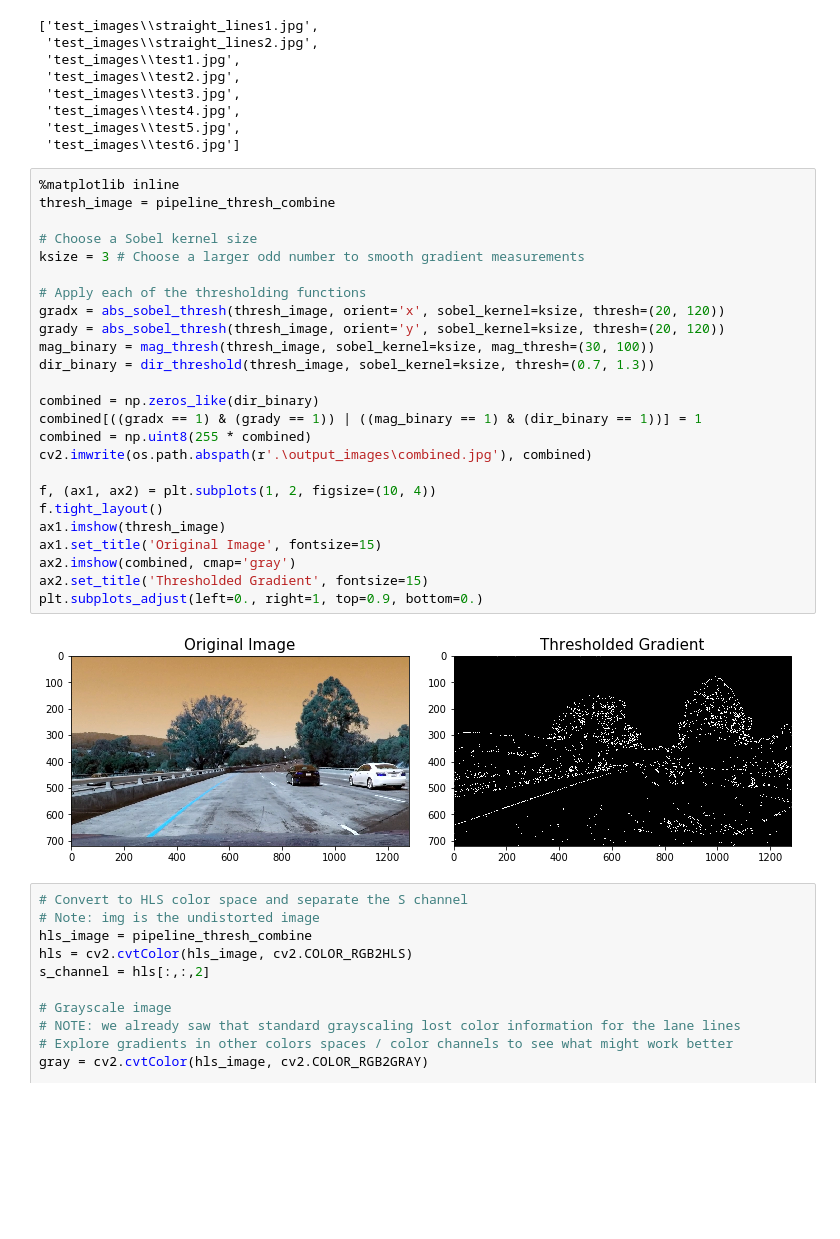
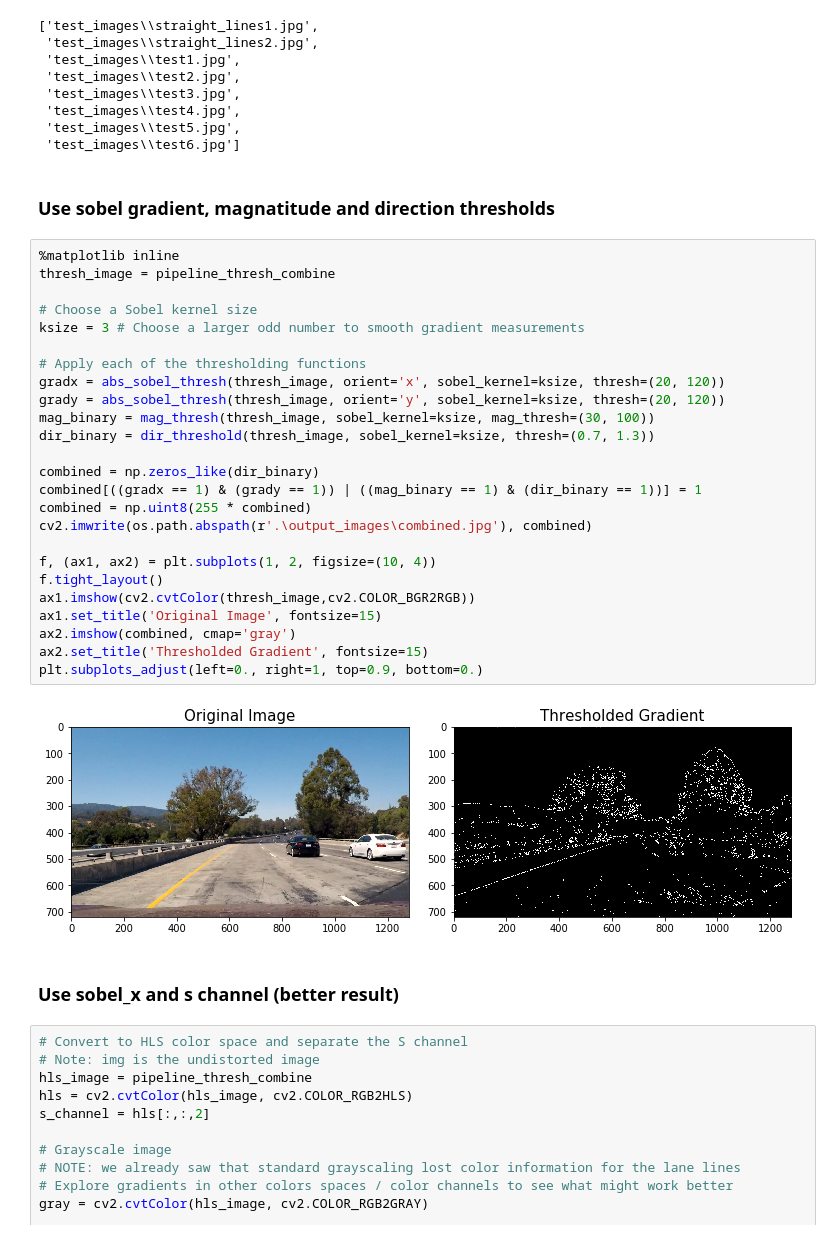
Before and after one commit to mgdreamingstar/CarND-Advanced-Lane-Lines, a Jupyter notebook: Advance-Lane-Lines.ipynb, the cells around one changed output. Cells and saved outputs as stored; diff of their text form; blank space fills up the shorter version.

```diff
--- a/Advance-Lane-Lines.ipynb
+++ b/Advance-Lane-Lines.ipynb
@@ -212,33 +212,37 @@ glob.glob('test_images\*.jpg')
  'test_images\\test4.jpg',
  'test_images\\test5.jpg',
  'test_images\\test6.jpg']
+# %% [markdown]
+### Use sobel gradient, magnatitude and direction thresholds
 # %%
 %matplotlib inline
 thresh_image = pipeline_thresh_combine
 
 # Choose a Sobel kernel size
 ksize = 3 # Choose a larger odd number to smooth gradient measurements
 
 # Apply each of the thresholding functions
 gradx = abs_sobel_thresh(thresh_image, orient='x', sobel_kernel=ksize, thresh=(20, 120))
 grady = abs_sobel_thresh(thresh_image, orient='y', sobel_kernel=ksize, thresh=(20, 120))
 mag_binary = mag_thresh(thresh_image, sobel_kernel=ksize, mag_thresh=(30, 100))
 dir_binary = dir_threshold(thresh_image, sobel_kernel=ksize, thresh=(0.7, 1.3))
 
 combined = np.zeros_like(dir_binary)
 combined[((gradx == 1) & (grady == 1)) | ((mag_binary == 1) & (dir_binary == 1))] = 1
 combined = np.uint8(255 * combined)
 cv2.imwrite(os.path.abspath(r'.\output_images\combined.jpg'), combined)
 
 f, (ax1, ax2) = plt.subplots(1, 2, figsize=(10, 4))
 f.tight_layout()
-ax1.imshow(thresh_image)
+ax1.imshow(cv2.cvtColor(thresh_image,cv2.COLOR_BGR2RGB))
 ax1.set_title('Original Image', fontsize=15)
 ax2.imshow(combined, cmap='gray')
 ax2.set_title('Thresholded Gradient', fontsize=15)
 plt.subplots_adjust(left=0., right=1, top=0.9, bottom=0.)
 # %% [output]
-[figure, old version]
+[figure, new version]
+# %% [markdown]
+### Use sobel_x and s channel (better result)
 # %%
 # Convert to HLS color space and separate the S channel
 # Note: img is the undistorted image
```
Also changed, not shown: parts of 14 cells of this notebook.
